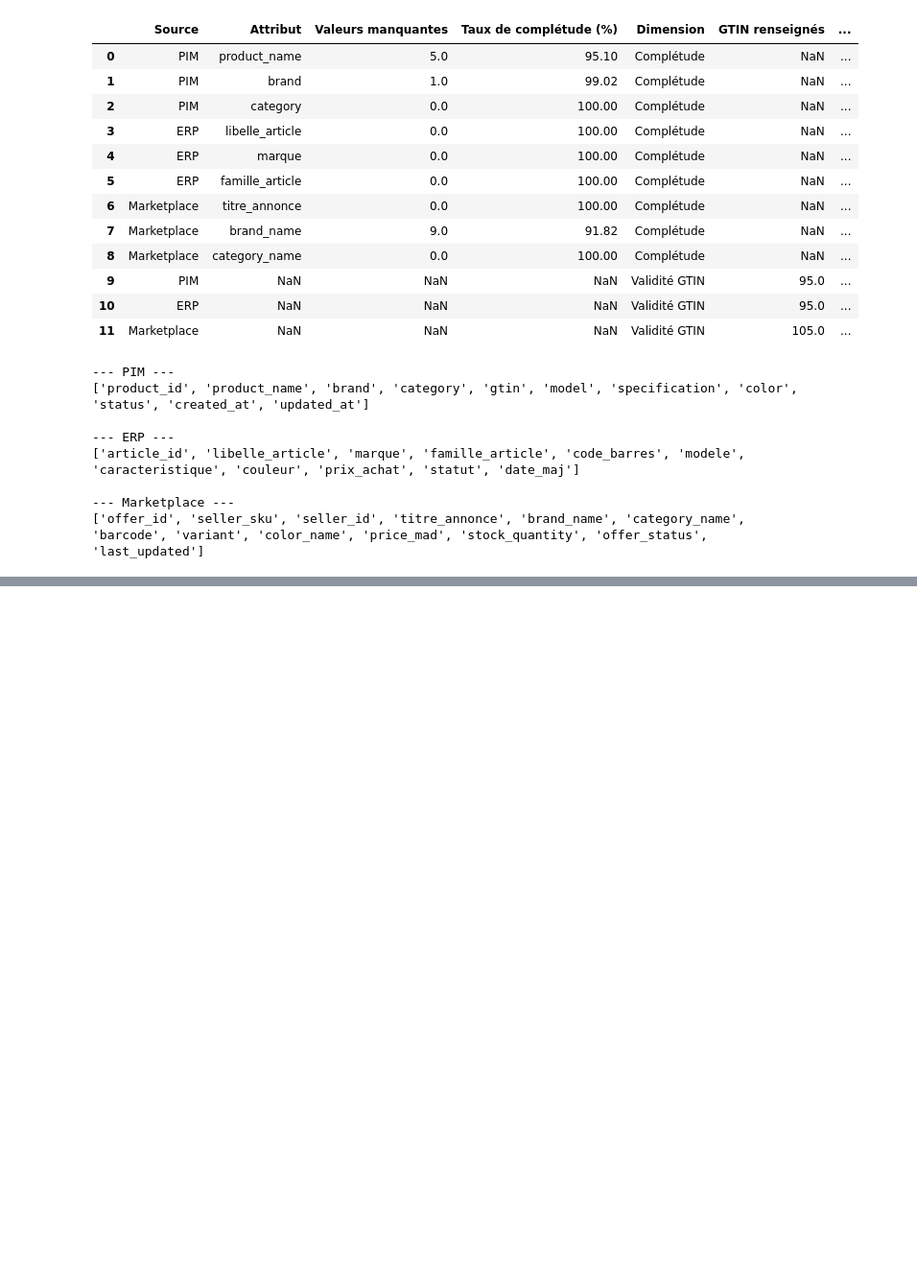
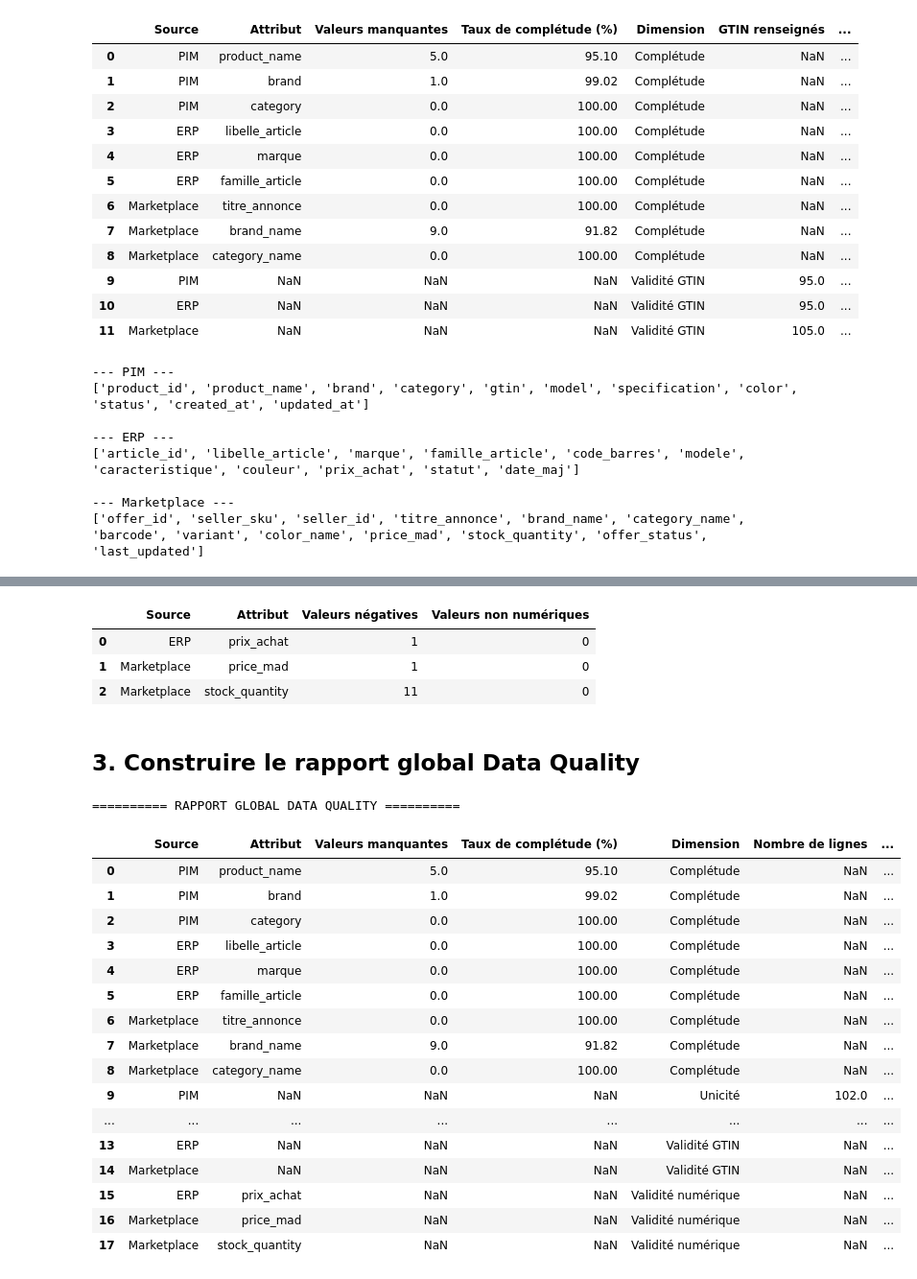
Before and after one commit to Ramadiaw12/Project_datagouvernance, a Jupyter notebook: notebooks/01_diagnostic_donnees.ipynb, the cells around one changed output, grey strips where cells are left out. Shown at 96% size. Drawn from its saved outputs; the diff is of its cells as text; code cells hidden in the pictures; blank space fills up the shorter version.

```diff
--- a/notebooks/01_diagnostic_donnees.ipynb
+++ b/notebooks/01_diagnostic_donnees.ipynb
@@ -870,0 +1008,71 @@ for nom, df in sources.items():
+# %%
+# 2. Contrôle des valeurs numériques
+  # Nous allons détecter les prix négatifs et les stocks négatifs.
+
+controles_numeriques = [
+    (erp, "ERP", "prix_achat"),
+    (marketplace, "Marketplace", "price_mad"),
+    (marketplace, "Marketplace", "stock_quantity")
+]
+
+def controle_valeur_negative(df, colonne, nom_source):
+
+    valeurs = pd.to_numeric(df[colonne], errors="coerce")
+
+    return {
+        "Source": nom_source,
+        "Attribut": colonne,
+        "Valeurs négatives": int((valeurs < 0).sum()),
+        "Valeurs non numériques": int(
+            (df[colonne].notna() & valeurs.isna()).sum()
+        )
+    }
+
+
+rapport_numerique = pd.DataFrame([
+    controle_valeur_negative(df, colonne, nom)
+    for df, nom, colonne in controles_numeriques
+])
+
+display(rapport_numerique)
+# %% [output]
+|  | Source | Attribut | Valeurs négatives | Valeurs non numériques |
+| 0 | ERP | prix_achat | 1 | 0 |
+| 1 | Marketplace | price_mad | 1 | 0 |
+| 2 | Marketplace | stock_quantity | 11 | 0 |
+# %% [markdown]
+## 3. Construire le rapport global Data Quality
+# %%
+rapport_global = pd.concat(
+    [
+        rapport_completude.assign(Dimension="Complétude"),
+        rapport_unicite.assign(Dimension="Unicité"),
+        rapport_gtin.assign(Dimension="Validité GTIN"),
+        rapport_numerique.assign(Dimension="Validité numérique")
+    ],
+    ignore_index=True,
+    sort=False
+)
+
+print("========== RAPPORT GLOBAL DATA QUALITY ==========")
+
+display(rapport_global)
+# %% [output]
+========== RAPPORT GLOBAL DATA QUALITY ==========
+|  | Source | Attribut | Valeurs manquantes | Taux de complétude (%) | Dimension | Nombre de lignes | ... |
+| 0 | PIM | product_name | 5.0 | 95.10 | Complétude | NaN | ... |
+| 1 | PIM | brand | 1.0 | 99.02 | Complétude | NaN | ... |
+| 2 | PIM | category | 0.0 | 100.00 | Complétude | NaN | ... |
+| 3 | ERP | libelle_article | 0.0 | 100.00 | Complétude | NaN | ... |
+| 4 | ERP | marque | 0.0 | 100.00 | Complétude | NaN | ... |
+| 5 | ERP | famille_article | 0.0 | 100.00 | Complétude | NaN | ... |
+| 6 | Marketplace | titre_annonce | 0.0 | 100.00 | Complétude | NaN | ... |
+| 7 | Marketplace | brand_name | 9.0 | 91.82 | Complétude | NaN | ... |
+| 8 | Marketplace | category_name | 0.0 | 100.00 | Complétude | NaN | ... |
+| 9 | PIM | NaN | NaN | NaN | Unicité | 102.0 | ... |
+| ... | ... | ... | ... | ... | ... | ... | ... |
+| 13 | ERP | NaN | NaN | NaN | Validité GTIN | NaN | ... |
+| 14 | Marketplace | NaN | NaN | NaN | Validité GTIN | NaN | ... |
+| 15 | ERP | prix_achat | NaN | NaN | Validité numérique | NaN | ... |
+| 16 | Marketplace | price_mad | NaN | NaN | Validité numérique | NaN | ... |
+| 17 | Marketplace | stock_quantity | NaN | NaN | Validité numérique | NaN | ... |
```
Also changed, not shown: parts of 6 cells of this notebook, 1 other file.
